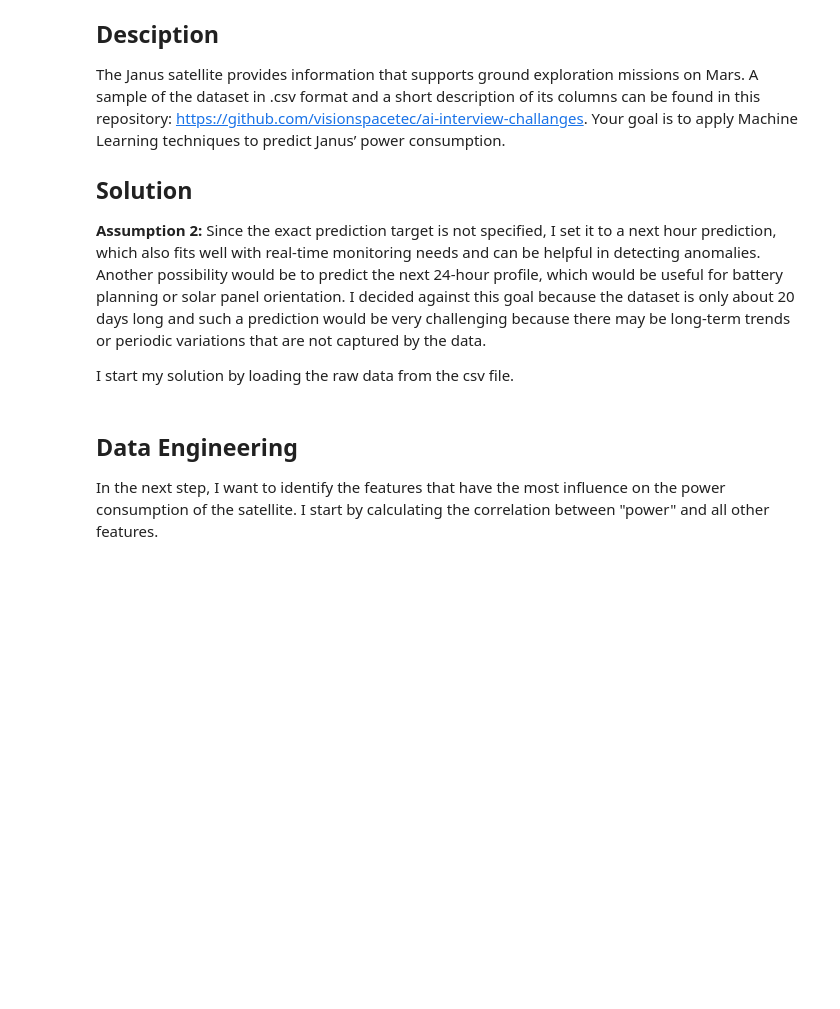
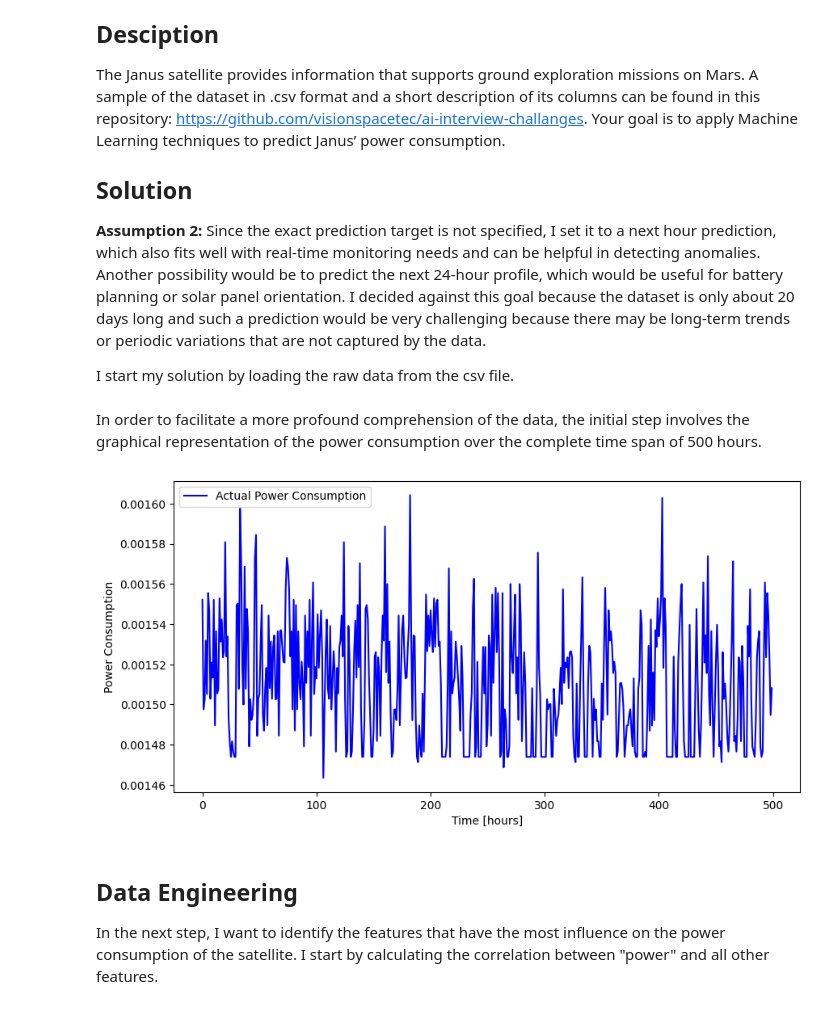
Before and after one commit to Wightwar/vs_challenge, a Jupyter notebook: vs_challenge.ipynb, the cells around one changed output. Cells and saved outputs as stored; diff of their text form; code cells hidden in the pictures; blank space fills up the shorter version.

Commit message:
Minor plot improvements

```diff
--- a/vs_challenge.ipynb
+++ b/vs_challenge.ipynb
@@ -63,6 +63,12 @@ all_features = ["power", "sa", "sx", "sy", "sz", "sunmars_km",
 
 # The prediction target
 target = "power"
+# %% [markdown]
+In order to facilitate a more profound comprehension of the data, the initial step involves the graphical representation of the power consumption over the complete time span of 500 hours.
+# %%
+plot_power_time(y_test=df['power'].values)
+# %% [output]
+[figure, added]
 # %% [markdown]
 ## Data Engineering
 
```
Also changed, not shown: parts of 9 cells of this notebook, 1 other file.
